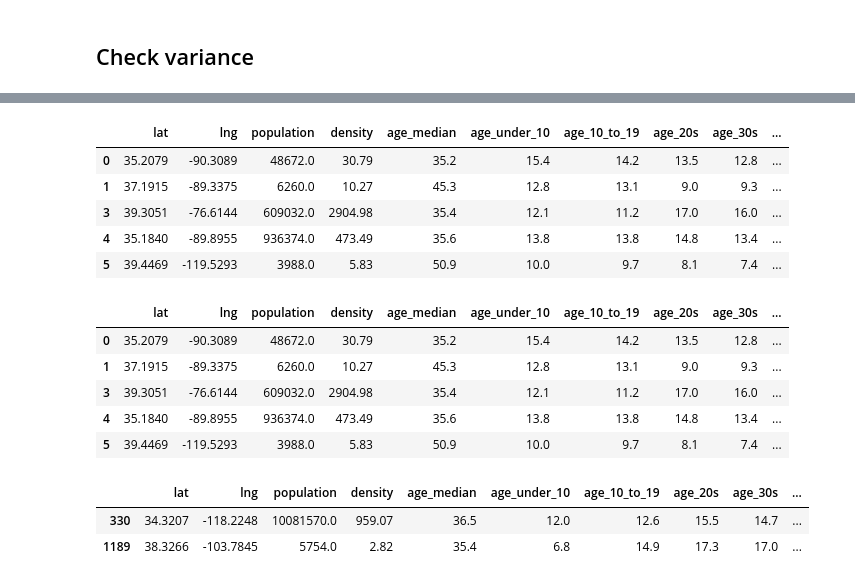
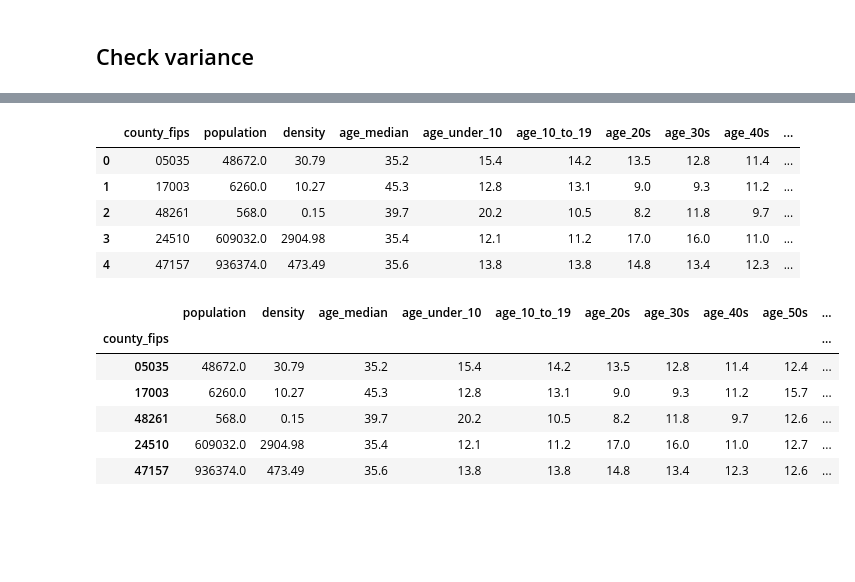
Before and after one commit to rambles-tech/209_finalProject, a Jupyter notebook: data_review.ipynb, the cells around one changed output, grey strips where cells are left out. Drawn from its saved outputs; the diff is of its cells as text; code cells hidden in the pictures; blank space fills up the shorter version.

Commit message:
added mahala distance

```diff
--- a/data_review.ipynb
+++ b/data_review.ipynb
@@ -73,6 +63,6 @@ keep_cols = [#'county', 'county_ascii',
        #'crime_rate_per_100000_y'
        ]
 # %%
-df2 = df[keep_cols]
+df = df[keep_cols]
 # %%
 # remove States and extra FIPs
@@ -103,4 +91,4 @@ pd.set_option("display.max_columns", None)
 # %%
 #drop 46113 and 02270
-df2.drop(df2[df2['county_fips'] == '46113'].index, inplace = True)
-df2.drop(df2[df2['county_fips'] == '02270'].index, inplace = True)
+df.drop(df[df['county_fips'] == '46113'].index, inplace = True)
+df.drop(df[df['county_fips'] == '02270'].index, inplace = True)
@@ -120,3 +138,11 @@ fig.show()
+# %%
+# replace NaNs with data-wide
+
+for vector in cols_with_nans:
+
+    # code for data-wide mean grabbing as opposed to neighborhood specific
+    mean = df[vector].astype("float").mean(axis=0)
+    df[vector].replace(np.nan, mean, inplace = True)
 # %%
 corr = df.corr()
 corr.style.background_gradient(cmap='coolwarm')
@@ -278,42 +234,38 @@ df_test = df2.drop(drop_col, axis = 1)
 # %%
-df_test.head()
+df.head()
 # %% [output]
-|  | lat | lng | population | density | age_median | age_under_10 | age_10_to_19 | age_20s | age_30s | ... |
-| 0 | 35.2079 | -90.3089 | 48672.0 | 30.79 | 35.2 | 15.4 | 14.2 | 13.5 | 12.8 | ... |
-| 1 | 37.1915 | -89.3375 | 6260.0 | 10.27 | 45.3 | 12.8 | 13.1 | 9.0 | 9.3 | ... |
-| 3 | 39.3051 | -76.6144 | 609032.0 | 2904.98 | 35.4 | 12.1 | 11.2 | 17.0 | 16.0 | ... |
-| 4 | 35.1840 | -89.8955 | 936374.0 | 473.49 | 35.6 | 13.8 | 13.8 | 14.8 | 13.4 | ... |
-| 5 | 39.4469 | -119.5293 | 3988.0 | 5.83 | 50.9 | 10.0 | 9.7 | 8.1 | 7.4 | ... |
+|  | county_fips | population | density | age_median | age_under_10 | age_10_to_19 | age_20s | age_30s | age_40s | ... |
+| 0 | 05035 | 48672.0 | 30.79 | 35.2 | 15.4 | 14.2 | 13.5 | 12.8 | 11.4 | ... |
+| 1 | 17003 | 6260.0 | 10.27 | 45.3 | 12.8 | 13.1 | 9.0 | 9.3 | 11.2 | ... |
+| 2 | 48261 | 568.0 | 0.15 | 39.7 | 20.2 | 10.5 | 8.2 | 11.8 | 9.7 | ... |
+| 3 | 24510 | 609032.0 | 2904.98 | 35.4 | 12.1 | 11.2 | 17.0 | 16.0 | 11.0 | ... |
+| 4 | 47157 | 936374.0 | 473.49 | 35.6 | 13.8 | 13.8 | 14.8 | 13.4 | 12.3 | ... |
+# %%
+# set index to county_fips
+df.set_index('county_fips', inplace=True)
 # %%
 def mahalanobis(x=None, data=None, cov=None):
     """Compute the Mahalanobis Distance between each row of x and the data
     x    : vector or matrix of data with, say, p columns.
     data : ndarray of the distribution from which Mahalanobis distance of each observation of x is to be computed.
     cov  : covariance matrix (p x p) of the distribution. If None, will be computed from data.
     """
     x_minus_mu = x - np.mean(data)
     if not cov:
         cov = np.cov(data.values.T)
     inv_covmat = sp.linalg.inv(cov)
     left_term = np.dot(x_minus_mu, inv_covmat)
     mahal = np.dot(left_term, x_minus_mu.T)
     return mahal.diagonal()
 
-df_x = df_test
-df_x['mahala'] = mahalanobis(x=df_x, data=df_test)
+df_x = df
+df_x['mahala'] = mahalanobis(x=df_x, data=df)
 df_x.head()
 # %% [output]
-|  | lat | lng | population | density | age_median | age_under_10 | age_10_to_19 | age_20s | age_30s | ... |
-| 0 | 35.2079 | -90.3089 | 48672.0 | 30.79 | 35.2 | 15.4 | 14.2 | 13.5 | 12.8 | ... |
-| 1 | 37.1915 | -89.3375 | 6260.0 | 10.27 | 45.3 | 12.8 | 13.1 | 9.0 | 9.3 | ... |
-| 3 | 39.3051 | -76.6144 | 609032.0 | 2904.98 | 35.4 | 12.1 | 11.2 | 17.0 | 16.0 | ... |
-| 4 | 35.1840 | -89.8955 | 936374.0 | 473.49 | 35.6 | 13.8 | 13.8 | 14.8 | 13.4 | ... |
-| 5 | 39.4469 | -119.5293 | 3988.0 | 5.83 | 50.9 | 10.0 | 9.7 | 8.1 | 7.4 | ... |
+|  | population | density | age_median | age_under_10 | age_10_to_19 | age_20s | age_30s | age_40s | age_50s | ... |
+| county_fips |  |  |  |  |  |  |  |  |  | ... |
+| 05035 | 48672.0 | 30.79 | 35.2 | 15.4 | 14.2 | 13.5 | 12.8 | 11.4 | 12.4 | ... |
+| 17003 | 6260.0 | 10.27 | 45.3 | 12.8 | 13.1 | 9.0 | 9.3 | 11.2 | 15.7 | ... |
+| 48261 | 568.0 | 0.15 | 39.7 | 20.2 | 10.5 | 8.2 | 11.8 | 9.7 | 12.6 | ... |
+| 24510 | 609032.0 | 2904.98 | 35.4 | 12.1 | 11.2 | 17.0 | 16.0 | 11.0 | 12.7 | ... |
+| 47157 | 936374.0 | 473.49 | 35.6 | 13.8 | 13.8 | 14.8 | 13.4 | 12.3 | 12.6 | ... |
-# %%
-df_x[(df_x.mahala > 400.00) & (df_x.mahala < 415.00)]
-
-#df[(df.a != -1) & (df.b != -1)]
-# %% [output]
-|  | lat | lng | population | density | age_median | age_under_10 | age_10_to_19 | age_20s | age_30s | ... |
-| 330 | 34.3207 | -118.2248 | 10081570.0 | 959.07 | 36.5 | 12.0 | 12.6 | 15.5 | 14.7 | ... |
-| 1189 | 38.3266 | -103.7845 | 5754.0 | 2.82 | 35.4 | 6.8 | 14.9 | 17.3 | 17.0 | ... |
```
Also changed, not shown: parts of 20 cells of this notebook, 2 other files.
